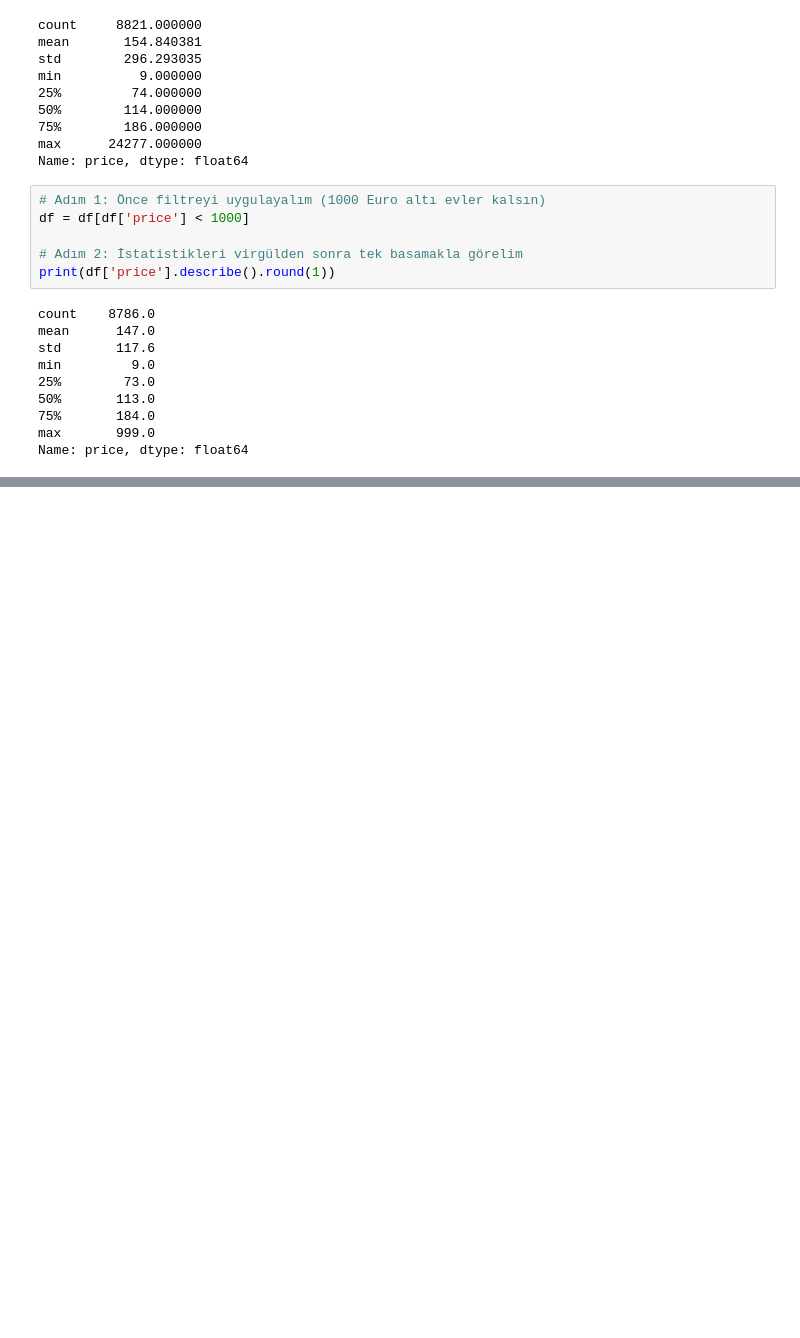
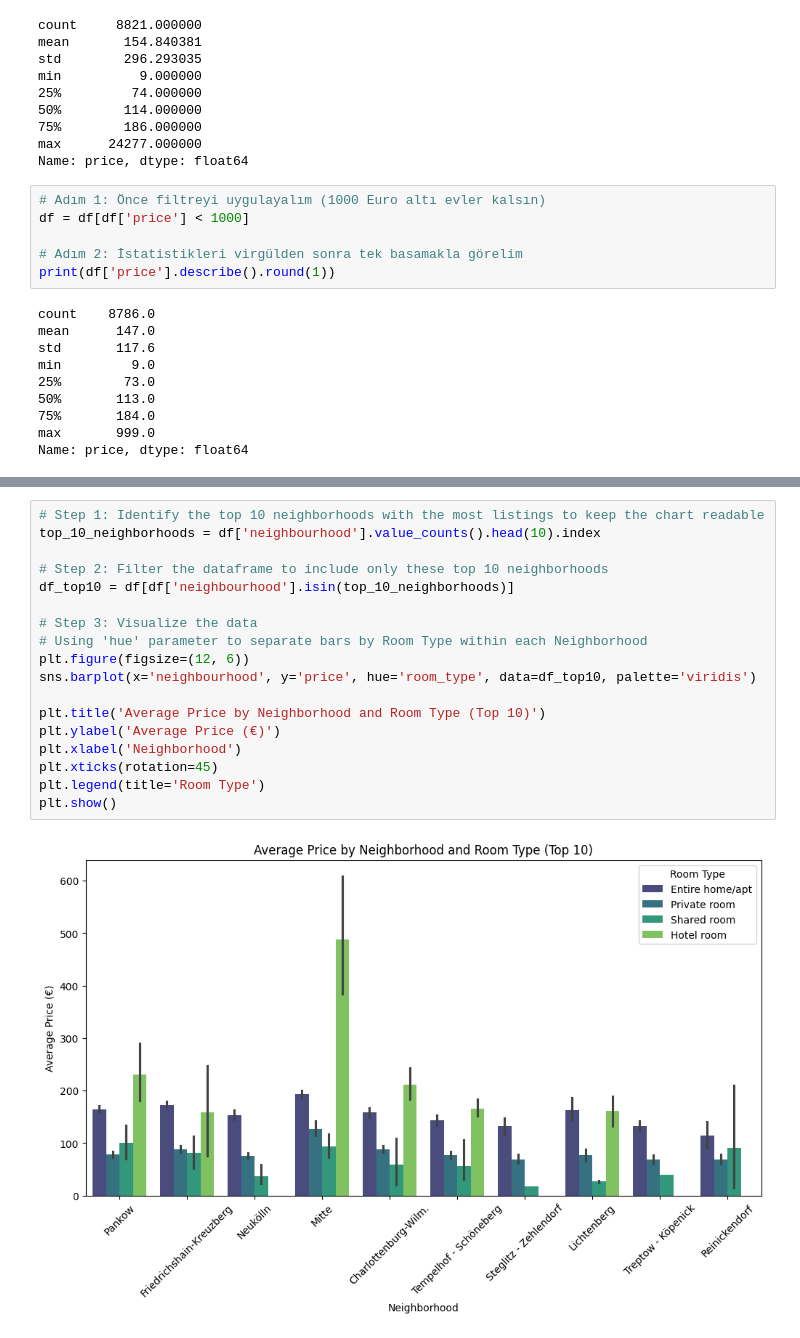
Before and after one commit to aycaya/AI-Projects, a Jupyter notebook: 01_Berlin_Airbnb_Analysis.ipynb, the cells around one changed output, grey strips where cells are left out. Saved outputs shown, nothing was run; the diff lists cells and outputs as text; blank space fills up the shorter version.

```diff
--- a/01_Berlin_Airbnb_Analysis.ipynb
+++ b/01_Berlin_Airbnb_Analysis.ipynb
@@ -110,0 +139,20 @@ Passing `palette` without assigning `hue` is deprecated and will be removed in v
+# %%
+# Step 1: Identify the top 10 neighborhoods with the most listings to keep the chart readable
+top_10_neighborhoods = df['neighbourhood'].value_counts().head(10).index
+
+# Step 2: Filter the dataframe to include only these top 10 neighborhoods
+df_top10 = df[df['neighbourhood'].isin(top_10_neighborhoods)]
+
+# Step 3: Visualize the data
+# Using 'hue' parameter to separate bars by Room Type within each Neighborhood
+plt.figure(figsize=(12, 6))
+sns.barplot(x='neighbourhood', y='price', hue='room_type', data=df_top10, palette='viridis')
+
+plt.title('Average Price by Neighborhood and Room Type (Top 10)')
+plt.ylabel('Average Price (€)')
+plt.xlabel('Neighborhood')
+plt.xticks(rotation=45)
+plt.legend(title='Room Type')
+plt.show()
+# %% [output]
+[figure, added]
```
Also changed, not shown: parts of 5 cells of this notebook.
